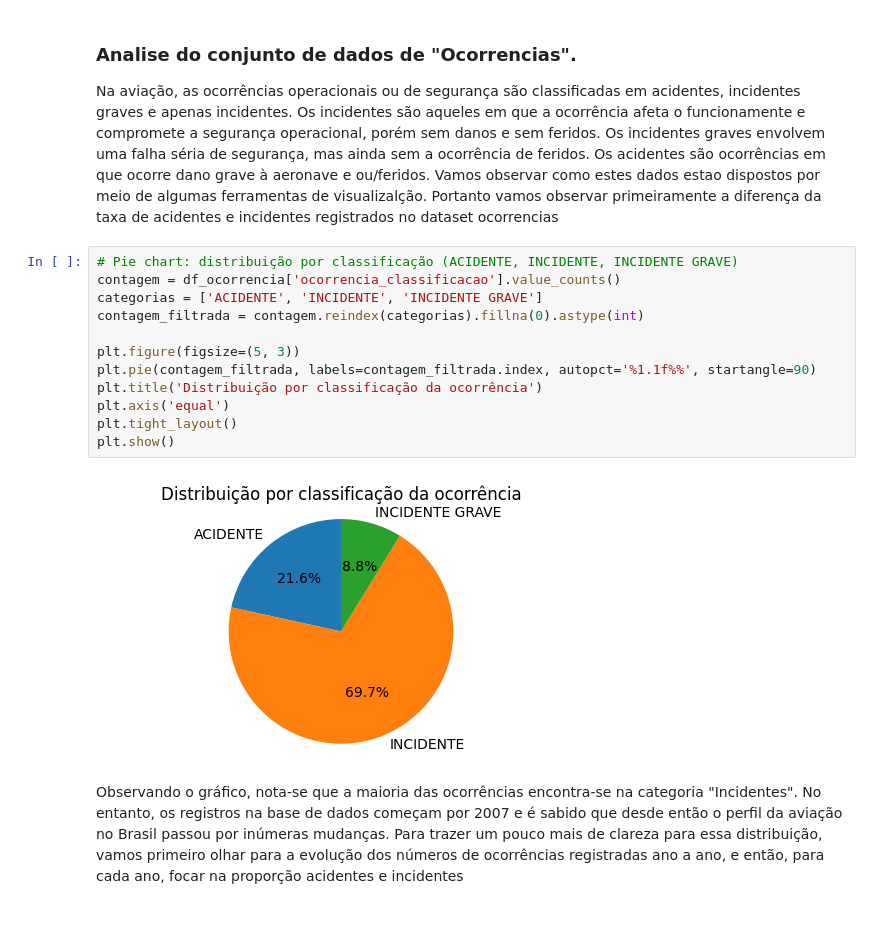
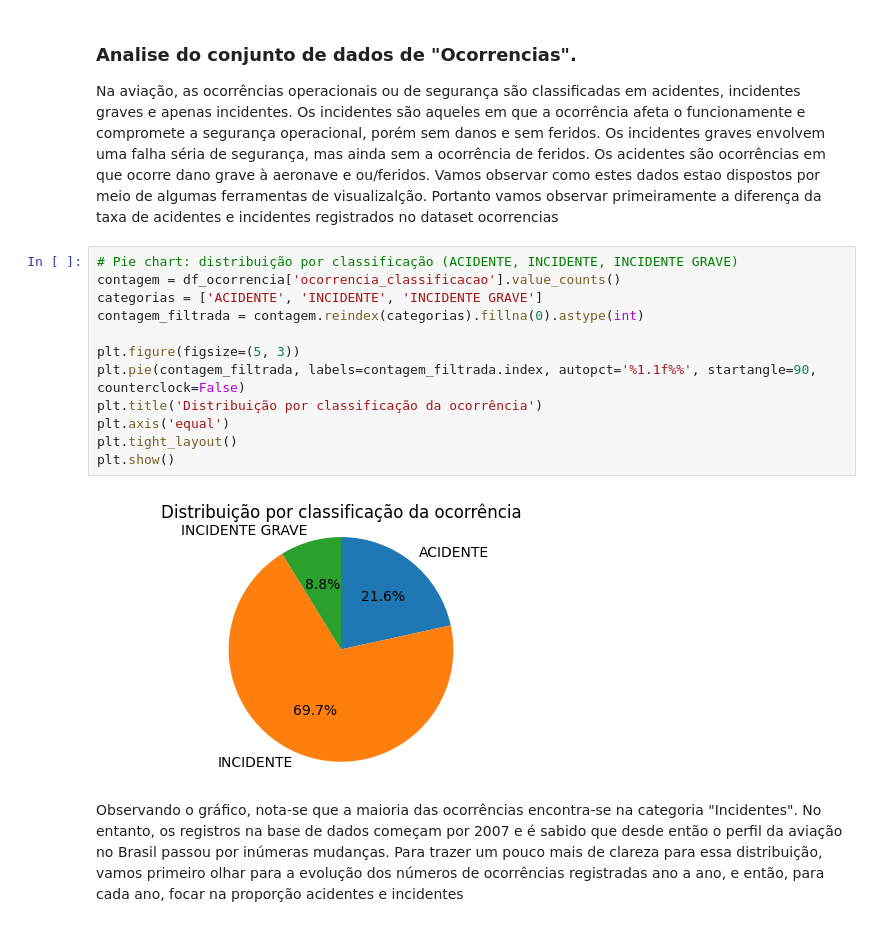
Before and after one commit to fmariane/sprint1-mvp, a Jupyter notebook: source/mvp.ipynb, the cells around one changed output. Cells and saved outputs as stored; diff of their text form.

```diff
--- a/source/mvp.ipynb
+++ b/source/mvp.ipynb
@@ -90,17 +84,17 @@ Portanto vamos observar primeiramente a diferença da taxa de acidentes e incide
 # %%
 # Pie chart: distribuição por classificação (ACIDENTE, INCIDENTE, INCIDENTE GRAVE)
 contagem = df_ocorrencia['ocorrencia_classificacao'].value_counts()
 categorias = ['ACIDENTE', 'INCIDENTE', 'INCIDENTE GRAVE']
 contagem_filtrada = contagem.reindex(categorias).fillna(0).astype(int)
 
 plt.figure(figsize=(5, 3))
-plt.pie(contagem_filtrada, labels=contagem_filtrada.index, autopct='%1.1f%%', startangle=90)
+plt.pie(contagem_filtrada, labels=contagem_filtrada.index, autopct='%1.1f%%', startangle=90, counterclock=False)
 plt.title('Distribuição por classificação da ocorrência')
 plt.axis('equal')
 plt.tight_layout()
 plt.show()
 # %% [output]
-[figure, old version]
+[figure, new version]
 # %% [markdown]
 Observando o gráfico, nota-se que a maioria das ocorrências encontra-se na categoria "Incidentes". No entanto, os registros na base de dados começam por 2007 e é sabido que desde então o perfil da aviação no Brasil passou por inúmeras mudanças. Para trazer um pouco mais de clareza para essa distribuição, vamos primeiro olhar para a evolução dos números de ocorrências registradas ano a ano, e então, para cada ano, focar na proporção acidentes e incidentes
 # %%
```
Also changed, not shown: parts of 4 cells of this notebook.
